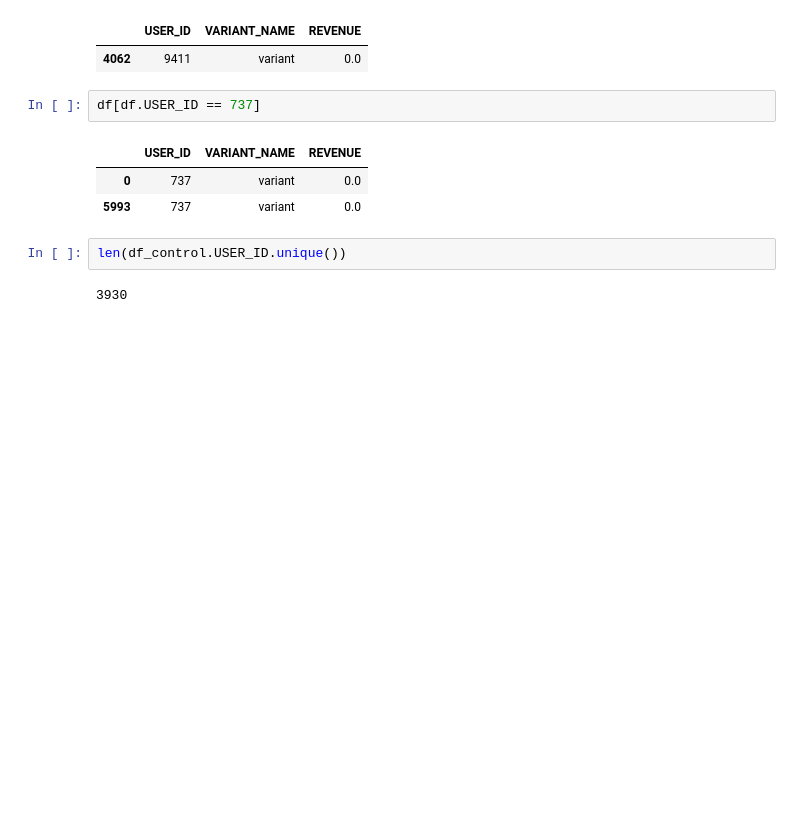
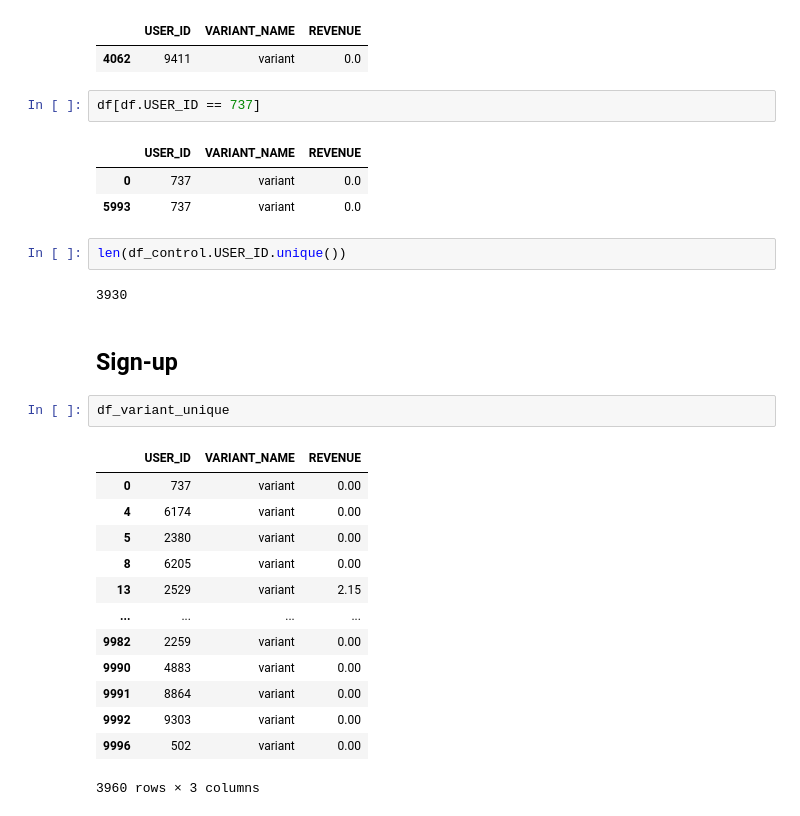
Before and after one commit to kpnguyen21/erdos-AB-testing, a Jupyter notebook: EDA.ipynb, the cells around one changed output. Drawn from its saved outputs; the diff is of its cells as text; blank space fills up the shorter version.

```diff
--- a/EDA.ipynb
+++ b/EDA.ipynb
@@ -424,3 +393,21 @@ df[df.USER_ID == 737]
 len(df_control.USER_ID.unique())
 # %% [output]
 3930
+# %% [markdown]
+## Sign-up
+# %%
+df_variant_unique
+# %% [output]
+|  | USER_ID | VARIANT_NAME | REVENUE |
+| 0 | 737 | variant | 0.00 |
+| 4 | 6174 | variant | 0.00 |
+| 5 | 2380 | variant | 0.00 |
+| 8 | 6205 | variant | 0.00 |
+| 13 | 2529 | variant | 2.15 |
+| ... | ... | ... | ... |
+| 9982 | 2259 | variant | 0.00 |
+| 9990 | 4883 | variant | 0.00 |
+| 9991 | 8864 | variant | 0.00 |
+| 9992 | 9303 | variant | 0.00 |
+| 9996 | 502 | variant | 0.00 |
+3960 rows × 3 columns
```
Also changed, not shown: parts of 30 cells of this notebook.
